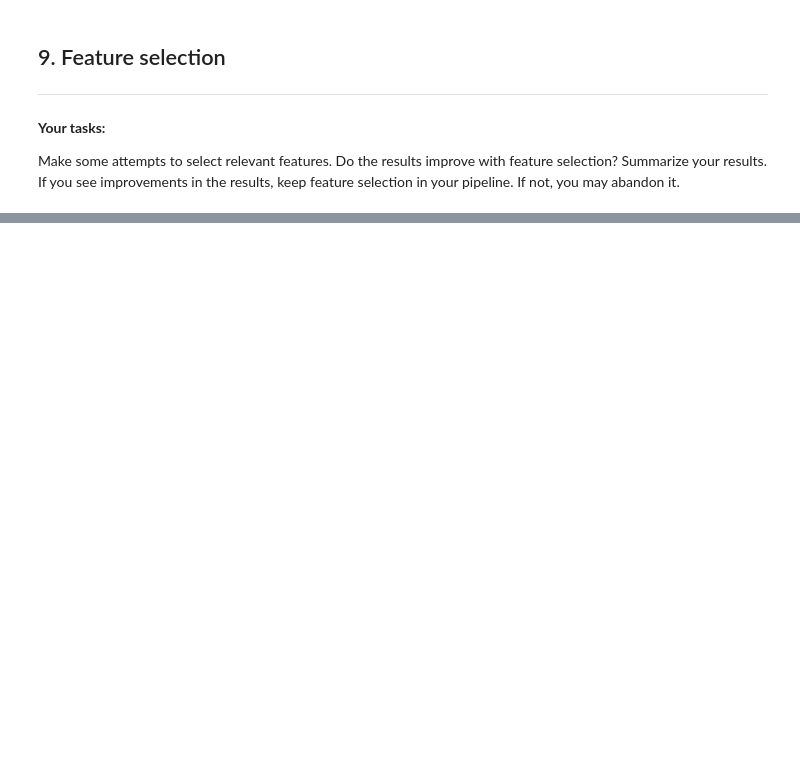
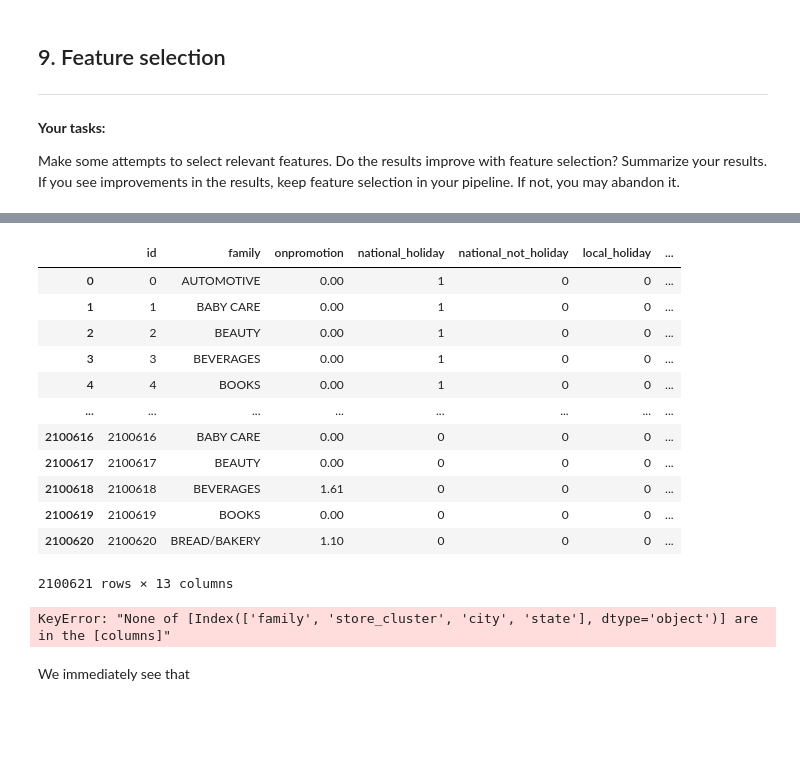
Before and after one commit to saraprettyman/Machine_Learning_Financial_Forcasting, a Jupyter notebook: project_submission.ipynb, the cells around one changed output, grey strips where cells are left out. Saved outputs shown, nothing was run; the diff lists cells and outputs as text; code cells hidden in the pictures; blank space fills up the shorter version.

```diff
--- a/project_submission.ipynb
+++ b/project_submission.ipynb
@@ -842,0 +785,16 @@ _Type your answer here, replacing this text._
+# %%
+X_train_dropped
+# %% [output]
+|  | id | family | onpromotion | national_holiday | national_not_holiday | local_holiday | ... |
+| 0 | 0 | AUTOMOTIVE | 0.00 | 1 | 0 | 0 | ... |
+| 1 | 1 | BABY CARE | 0.00 | 1 | 0 | 0 | ... |
+| 2 | 2 | BEAUTY | 0.00 | 1 | 0 | 0 | ... |
+| 3 | 3 | BEVERAGES | 0.00 | 1 | 0 | 0 | ... |
+| 4 | 4 | BOOKS | 0.00 | 1 | 0 | 0 | ... |
+| ... | ... | ... | ... | ... | ... | ... | ... |
+| 2100616 | 2100616 | BABY CARE | 0.00 | 0 | 0 | 0 | ... |
+| 2100617 | 2100617 | BEAUTY | 0.00 | 0 | 0 | 0 | ... |
+| 2100618 | 2100618 | BEVERAGES | 1.61 | 0 | 0 | 0 | ... |
+| 2100619 | 2100619 | BOOKS | 0.00 | 0 | 0 | 0 | ... |
+| 2100620 | 2100620 | BREAD/BAKERY | 1.10 | 0 | 0 | 0 | ... |
+2100621 rows × 13 columns
@@ -843,3 +820,13 @@ _Type your answer here, replacing this text._
+# %%
+# Before
+score_before = lr_fitted_1.score(pred_1, y_test)
+
+# After
+score_after = lr_fitted_2.score(pred_2, y_test)
+# %% [output]
+KeyError: "None of [Index(['family', 'store_cluster', 'city', 'state'], dtype='object')] are in the [columns]"
+# %% [markdown]
+We immediately see that
 # %% [markdown]
 <!-- END QUESTION -->
 
```
Also changed, not shown: parts of 17 cells of this notebook.
